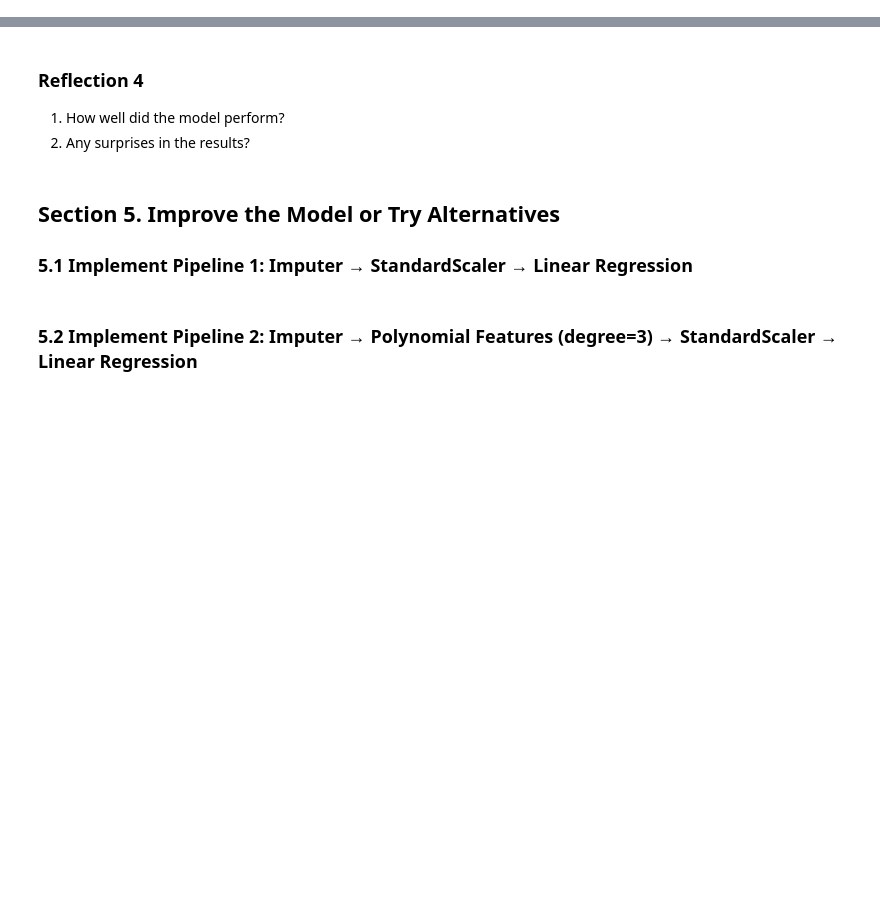
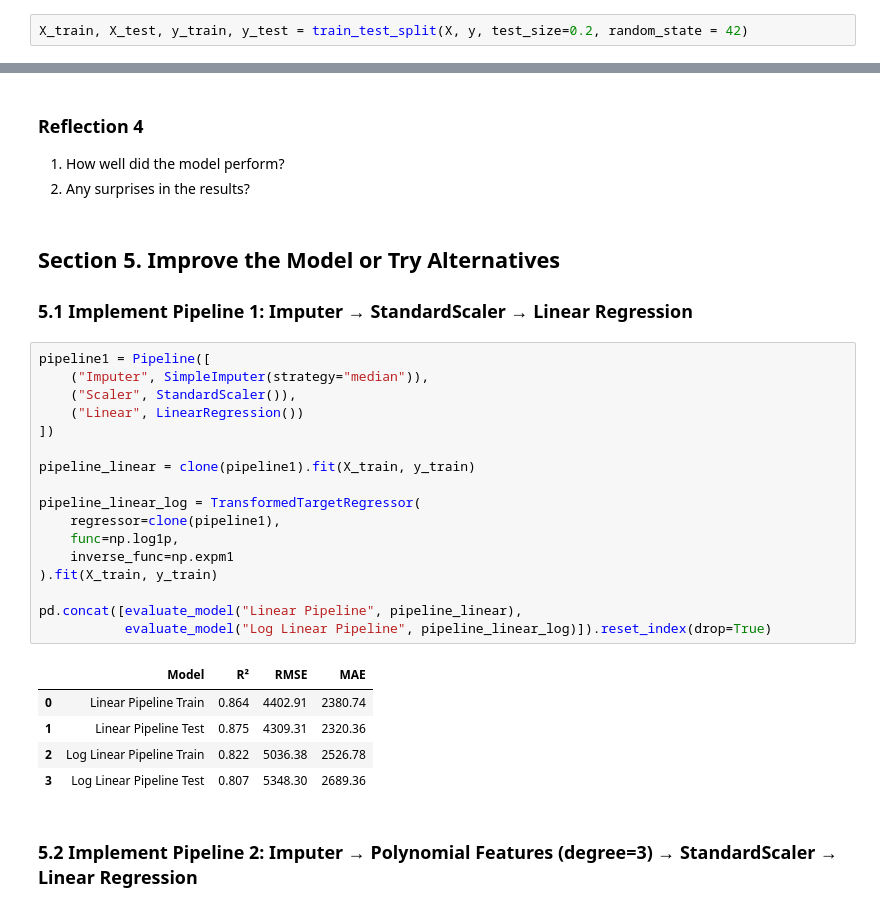
Before and after one commit to JfromNWMS/ml_regression_jordan, a Jupyter notebook: regression_jordan.ipynb, the cells around one changed output, grey strips where cells are left out. Saved outputs shown, nothing was run; the diff lists cells and outputs as text; blank space fills up the shorter version.

```diff
--- a/regression_jordan.ipynb
+++ b/regression_jordan.ipynb
@@ -271,5 +269,7 @@ Assign target variable to y (as applicable)
 ## Section 4. Train Linear Regression Model
 
 ### 4.1 Split Data
+# %%
+X_train, X_test, y_train, y_test = train_test_split(X, y, test_size=0.2, random_state = 42)
 # %% [markdown]
 ### 4.2 Train the Model
@@ -286,5 +316,28 @@ Regression: R^2, MAE, RMSE (RMSE has been recently updated)
 ## Section 5. Improve the Model or Try Alternatives
 
 ### 5.1 Implement Pipeline 1: Imputer → StandardScaler → Linear Regression
+# %%
+pipeline1 = Pipeline([
+    ("Imputer", SimpleImputer(strategy="median")),
+    ("Scaler", StandardScaler()),
+    ("Linear", LinearRegression())
+])
+
+pipeline_linear = clone(pipeline1).fit(X_train, y_train)
+
+pipeline_linear_log = TransformedTargetRegressor(
+    regressor=clone(pipeline1),
+    func=np.log1p,
+    inverse_func=np.expm1
+).fit(X_train, y_train)
+
+pd.concat([evaluate_model("Linear Pipeline", pipeline_linear),
+           evaluate_model("Log Linear Pipeline", pipeline_linear_log)]).reset_index(drop=True)
+# %% [output]
+|  | Model | R² | RMSE | MAE |
+| 0 | Linear Pipeline Train | 0.864 | 4402.91 | 2380.74 |
+| 1 | Linear Pipeline Test | 0.875 | 4309.31 | 2320.36 |
+| 2 | Log Linear Pipeline Train | 0.822 | 5036.38 | 2526.78 |
+| 3 | Log Linear Pipeline Test | 0.807 | 5348.30 | 2689.36 |
 # %% [markdown]
 ### 5.2 Implement Pipeline 2: Imputer → Polynomial Features (degree=3) → StandardScaler → Linear Regression
```
Also changed, not shown: parts of 10 cells of this notebook, 3 other files.
